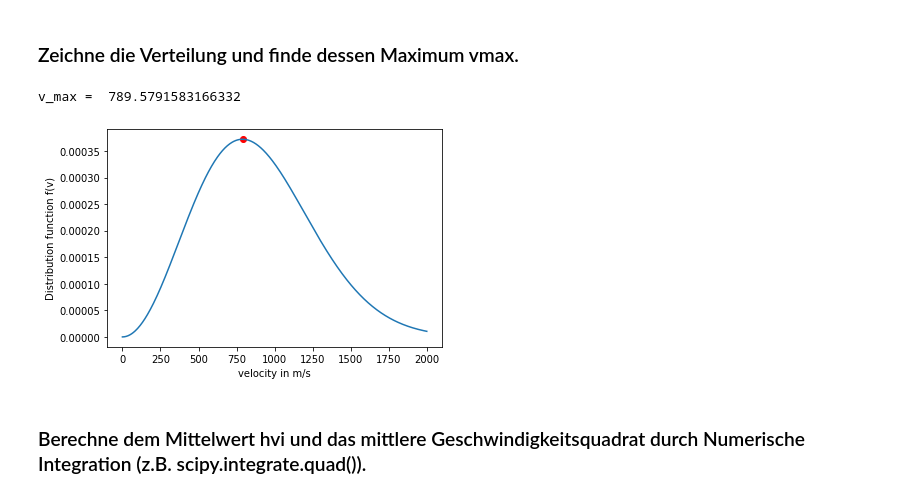
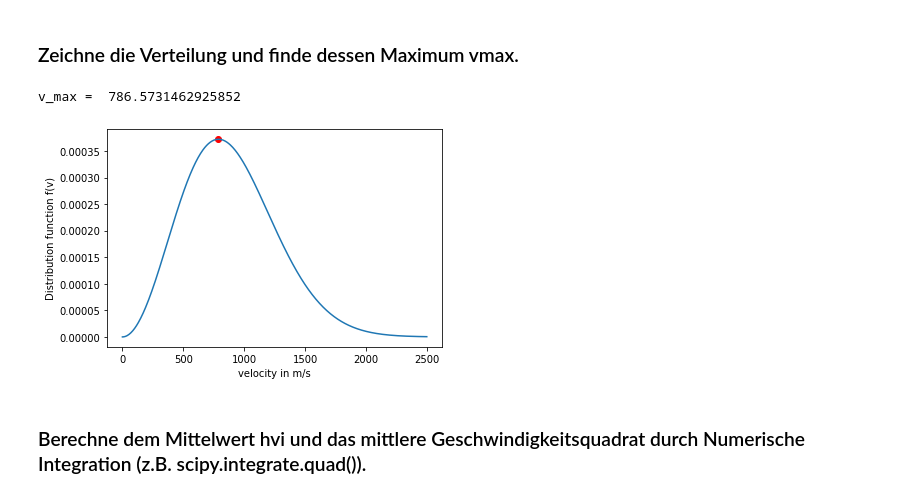
Before and after one commit to emhl/CoPhy2, a Jupyter notebook: Blatt3-numerische-integration/Blatt3-Aufg3.ipynb, the cells around one changed output. Saved outputs shown, nothing was run; the diff lists cells and outputs as text; code cells hidden in the pictures.

```diff
--- a/Blatt3-numerische-integration/Blatt3-Aufg3.ipynb
+++ b/Blatt3-numerische-integration/Blatt3-Aufg3.ipynb
@@ -15,24 +15,24 @@ from IPython.display import Latex
 # %%
 mass = 6.65e-27
 T = 300
 k = 1.38e-23
-v = np.linspace(0, 2000, 500)
+v = np.linspace(0, 2500, 500)
 def f(x):
     return (mass/(2 *np.pi*k*T))**1.5* 4 * np.pi * x**2  * np.exp(-mass * x**2 / (k * T))
 
 
 plt.plot(v, f(v))
 plt.xlabel('velocity in m/s')
 plt.ylabel('Distribution function f(v)')
 
 v_max = v[np.argmax(f(v))]
 print('v_max = ', v_max)
 plt.scatter(v_max, f(v_max), color='red')
 
 plt.show()
 # %% [output]
-v_max =  789.5791583166332
+v_max =  786.5731462925852
-[figure, old version]
+[figure, new version]
 # %% [markdown]
 ### Berechne dem Mittelwert hvi und das mittlere Geschwindigkeitsquadrat durch Numerische Integration (z.B. scipy.integrate.quad()).
 # %%
```
Also changed, not shown: parts of 3 cells of this notebook.
